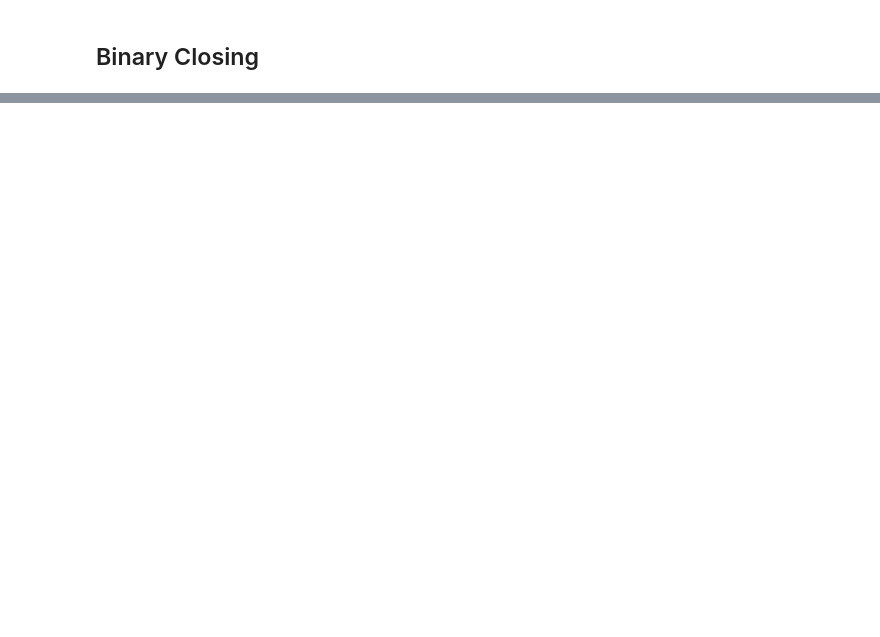
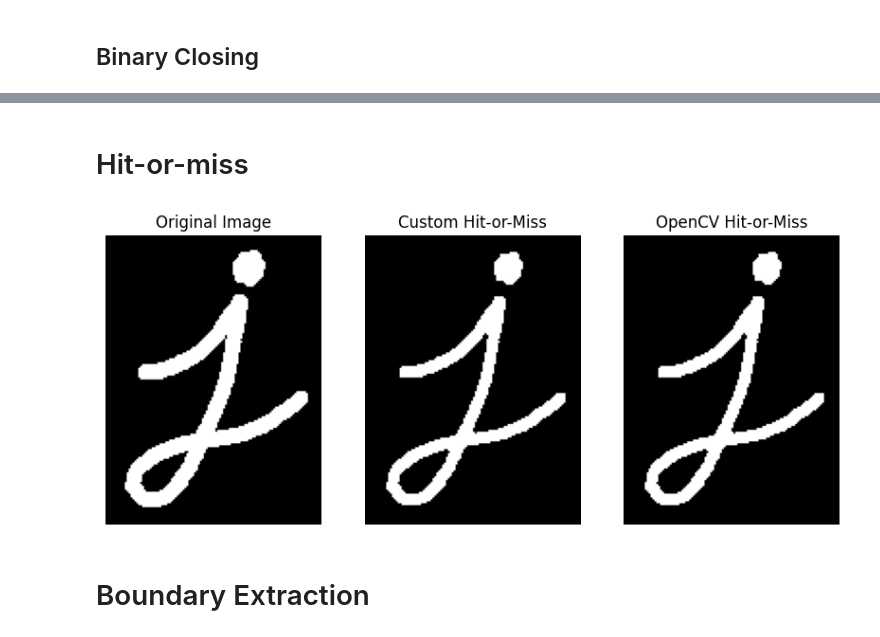
Before and after one commit to KGC31/CSC16109-Applied-Digitial-Image-And-Video-Processing, a Jupyter notebook: src/21127333_p01.ipynb, the cells around one changed output, grey strips where cells are left out. Drawn from its saved outputs; the diff is of its cells as text; code cells hidden in the pictures; blank space fills up the shorter version.

```diff
--- a/src/21127333_p01.ipynb
+++ b/src/21127333_p01.ipynb
@@ -249,0 +250,52 @@ plt.axis('off')
+# %% [markdown]
+# Hit-or-miss
+# %%
+def get_local_background(kernel):
+    # Get the complement of the kernel
+    background = 1 - kernel
+
+    # Insert 1 around the background kernel
+    background_with_border = np.pad(background, pad_width=1, mode='constant', constant_values=1)
+    return background_with_border
+
+def hit_or_miss(img, kernel):
+    background = get_local_background(kernel)
+
+    hit = erosion(img, kernel)
+    miss = erosion(1 - img, background)
+
+    return cv2.bitwise_or(hit, miss)
+
+hom_kernel = np.array([[0, 1, 0],
+                        [1, 1, 1],
+                        [0, 1, 0]], dtype=np.uint8)
+
+# Apply your custom hit-or-miss transform
+hom_custom = hit_or_miss(img, hom_kernel)
+
+# Apply OpenCV's hit-or-miss transform
+hom_opencv = cv2.morphologyEx(img, cv2.MORPH_HITMISS, hom_kernel)
+
+# Display the results
+plt.figure(figsize=(10, 5))
+
+plt.subplot(1, 3, 1)
+plt.imshow(img, cmap='gray')
+plt.title('Original Image')
+plt.axis('off')
+
+plt.subplot(1, 3, 2)
+plt.imshow(hom_custom, cmap='gray')
+plt.title('Custom Hit-or-Miss')
+plt.axis('off')
+
+plt.subplot(1, 3, 3)
+plt.imshow(hom_opencv, cmap='gray')
+plt.title('OpenCV Hit-or-Miss')
+plt.axis('off')
+
+plt.show()
+# %% [output]
+[figure, added]
+# %% [markdown]
+# Boundary Extraction
```
Also changed, not shown: parts of 25 cells of this notebook, 4 other files.
